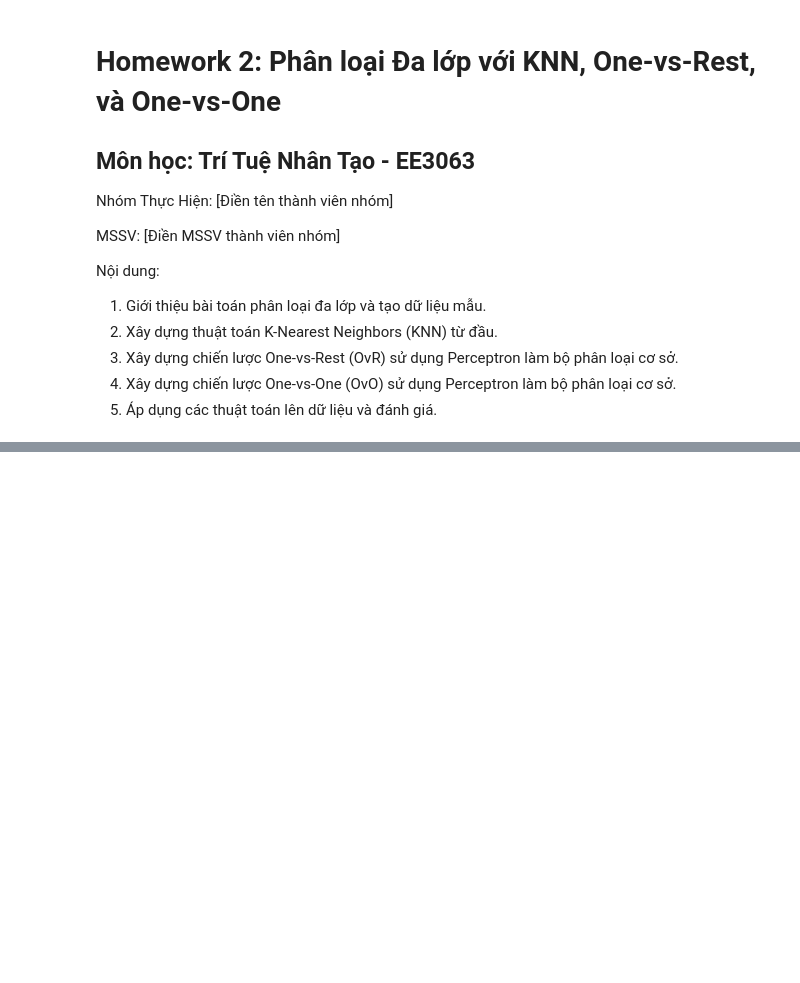
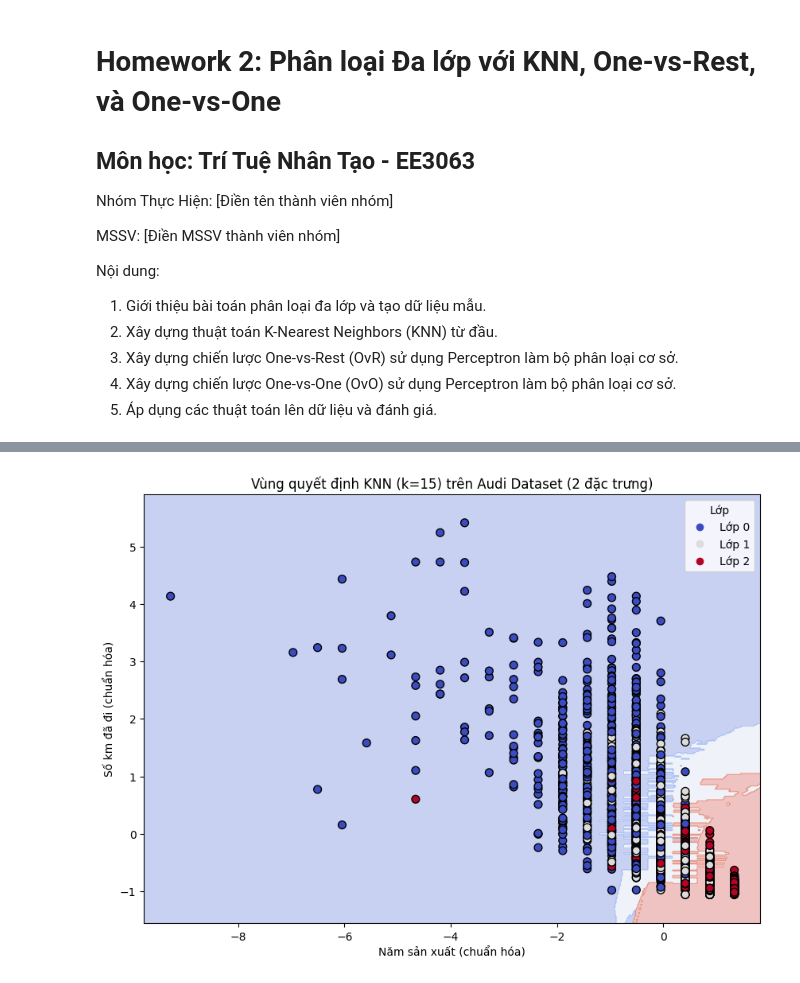
Before and after one commit to ntthang-dev/AI_Control_HCMUT_EE3063_Spring2025, a Jupyter notebook: src/homeworks/HW2 - Phân loại Đa lớp với KNN, OvR, OvO.ipynb, the cells around one changed output, grey strips where cells are left out. Cells and saved outputs as stored; diff of their text form; code cells hidden in the pictures; blank space fills up the shorter version.

```diff
--- a/src/homeworks/HW2 - Phân loại Đa lớp với KNN, OvR, OvO.ipynb
+++ b/src/homeworks/HW2 - Phân loại Đa lớp với KNN, OvR, OvO.ipynb
@@ -193,0 +42,16 @@ Giả sử lớp Perceptron đã được định nghĩa như trong HW1
+# %%
+# Tải dữ liệu
+url = 'https://raw.githubusercontent.com/ntthang-dev/AI_Control_HCMUT_EE3063_Spring2025/main/datasets/audi.csv'
+try:
+    response = requests.get(url)
+    response.raise_for_status()
+    data_lines = response.text.splitlines()
+    reader = csv.reader(data_lines)
+    header = next(reader)
+    data_audi = list(reader)
+    data_audi_np = np.array(data_audi)
+    print(f"Tải thành công {len(data_audi)} mẫu dữ liệu (không tính header).")
+    print(f"Header: {header}")
+except requests.exceptions.RequestException as e:
+    print(f"Lỗi khi tải dữ liệu: {e}")
+    data_audi_np = np.array([])
@@ -539,0 +264,79 @@ plt.show()
+# %%
+if X_train_audi.size > 0 and X_test_audi.size > 0:
+    # Chọn 2 đặc trưng đầu tiên: year (index 0) và mileage (index 1) sau khi chuẩn hóa
+    X_train_2d_audi = X_train_audi[:, :2]
+    X_test_2d_audi = X_test_audi[:, :2]
+
+    # Hàm để vẽ vùng quyết định
+    def plot_decision_regions(X, y, classifier, title, feature_names=['Đặc trưng 1 (chuẩn hóa)', 'Đặc trưng 2 (chuẩn hóa)']):
+        plt.figure(figsize=(10, 7))
+
+        # Tạo lưới điểm
+        x_min, x_max = X[:, 0].min() - 0.5, X[:, 0].max() + 0.5
+        y_min, y_max = X[:, 1].min() - 0.5, X[:, 1].max() + 0.5
+        xx, yy = np.meshgrid(np.arange(x_min, x_max, 0.02),
+                             np.arange(y_min, y_max, 0.02))
+
+        # Dự đoán trên lưới
+        Z = classifier.predict(np.c_[xx.ravel(), yy.ravel()])
+        Z = Z.reshape(xx.shape)
+
+        # Vẽ contour và các điểm dữ liệu
+        plt.contourf(xx, yy, Z, alpha=0.3, cmap=plt.cm.coolwarm)
+        scatter = plt.scatter(X[:, 0], X[:, 1], c=y, s=50, edgecolor='k', cmap=plt.cm.coolwarm)
+
+        plt.xlabel(feature_names[0])
+        plt.ylabel(feature_names[1])
+        plt.title(title)
+
+        # Tạo legend cho các lớp
+        handles, labels = scatter.legend_elements()
+        # Lấy tên lớp từ np.unique(y) thay vì mặc định của legend_elements nếu cần
+        class_labels = [f'Lớp {i}' for i in np.unique(y_target_audi)] # Giả sử y_target_audi có các lớp 0, 1, 2
+        if len(handles) == len(class_labels):
+             plt.legend(handles, class_labels, title="Lớp")
+        else: # Fallback nếu số lượng handles không khớp (ví dụ: một lớp không có trong test set nhỏ)
+            plt.legend(title="Lớp")
+
+        plt.show()
+
+    feature_pair_names = ['Năm sản xuất (chuẩn hóa)', 'Số km đã đi (chuẩn hóa)']
+
+    # 5.1. Trực quan hóa KNN
+    print("\n--- Trực quan hóa KNN (2 đặc trưng) ---")
+    knn_2d_audi = KNNClassifier(k=15) # Có thể thử k khác cho 2D
+    knn_2d_audi.fit(X_train_2d_audi, y_train_audi)
+    plot_decision_regions(X_test_2d_audi, y_test_audi, knn_2d_audi,
+                          title='Vùng quyết định KNN (k=15) trên Audi Dataset (2 đặc trưng)',
+                          feature_names=feature_pair_names)
+    y_pred_knn_2d_audi = knn_2d_audi.predict(X_test_2d_audi)
+    accuracy_knn_2d_audi = calculate_accuracy(y_test_audi, y_pred_knn_2d_audi)
+    print(f"Độ chính xác KNN (k=15) trên 2 đặc trưng: {accuracy_knn_2d_audi:.4f}")
+
+
+    # 5.2. Trực quan hóa OvR (Perceptron)
+    print("\n--- Trực quan hóa OvR (Perceptron) (2 đặc trưng) ---")
+    ovr_2d_audi = OneVsRestClassifier(base_classifier_constructor=Perceptron, n_iters_perceptron=100)
+    ovr_2d_audi.fit(X_train_2d_audi, y_train_audi)
+    plot_decision_regions(X_test_2d_audi, y_test_audi, ovr_2d_audi,
+                          title='Vùng quyết định OvR (Perceptron) trên Audi Dataset (2 đặc trưng)',
+                          feature_names=feature_pair_names)
+    y_pred_ovr_2d_audi = ovr_2d_audi.predict(X_test_2d_audi)
+    accuracy_ovr_2d_audi = calculate_accuracy(y_test_audi, y_pred_ovr_2d_audi)
+    print(f"Độ chính xác OvR (Perceptron) trên 2 đặc trưng: {accuracy_ovr_2d_audi:.4f}")
+
+
+    # 5.3. Trực quan hóa OvO (Perceptron)
+    print("\n--- Trực quan hóa OvO (Perceptron) (2 đặc trưng) ---")
+    ovo_2d_audi = OneVsOneClassifier(base_classifier_constructor=Perceptron, n_iters_perceptron=100)
+    ovo_2d_audi.fit(X_train_2d_audi, y_train_audi)
+    plot_decision_regions(X_test_2d_audi, y_test_audi, ovo_2d_audi,
+                          title='Vùng quyết định OvO (Perceptron) trên Audi Dataset (2 đặc trưng)',
+                          feature_names=feature_pair_names)
+    y_pred_ovo_2d_audi = ovo_2d_audi.predict(X_test_2d_audi)
+    accuracy_ovo_2d_audi = calculate_accuracy(y_test_audi, y_pred_ovo_2d_audi)
+    print(f"Độ chính xác OvO (Perceptron) trên 2 đặc trưng: {accuracy_ovo_2d_audi:.4f}")
+
+else:
+    print("Không thể thực hiện trực quan hóa do lỗi tải hoặc xử lý dữ liệu.")
+# %% [output]
@@ -539,0 +344 @@ plt.show()
+[figure, added]
```
Also changed, not shown: parts of 25 cells of this notebook, 4 other files.
